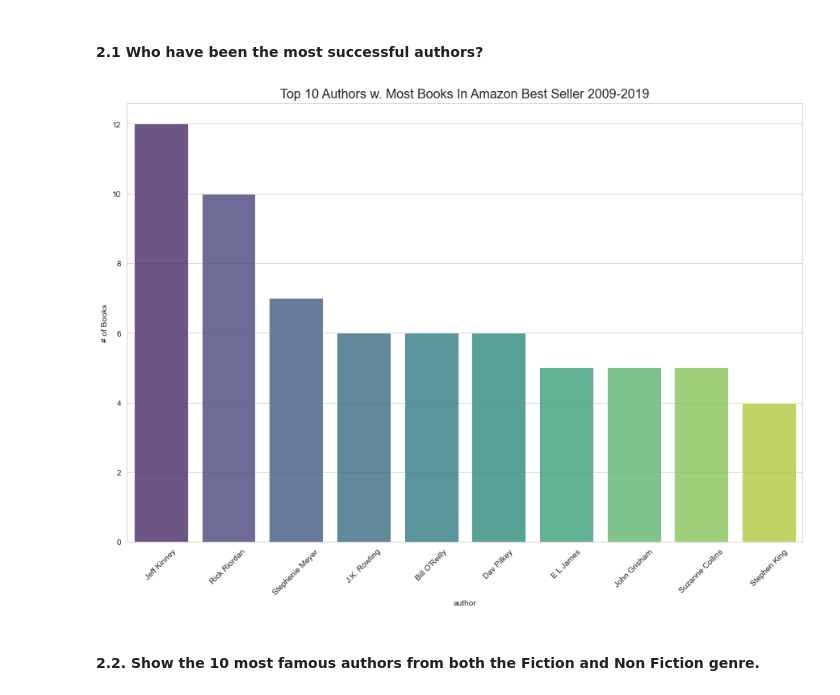
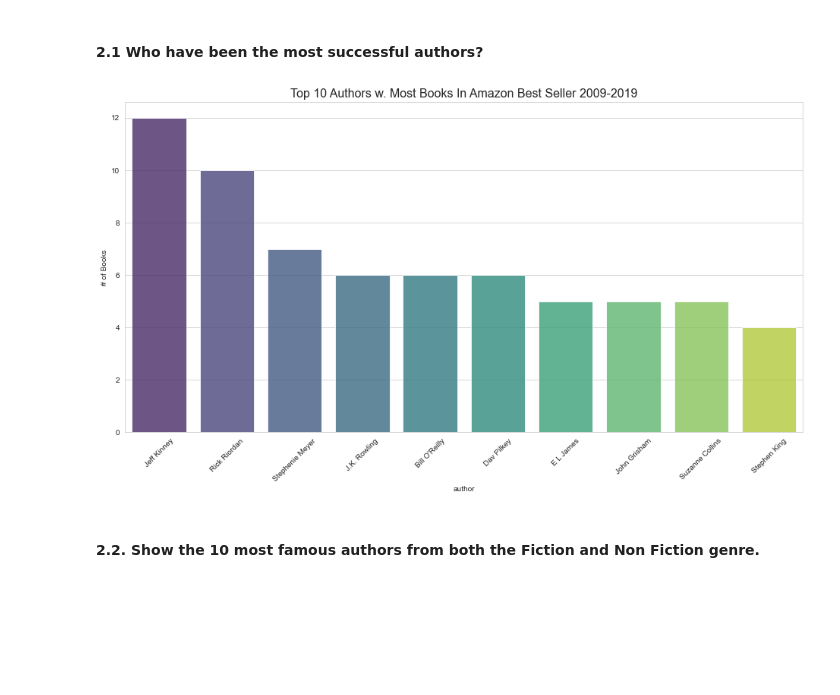
Before and after one commit to lau-ont/EDA-Amazon-Bestseller-Books, a Jupyter notebook: 2-Visualization.ipynb, the cells around one changed output. Saved outputs shown, nothing was run; the diff lists cells and outputs as text; code cells hidden in the pictures; blank space fills up the shorter version.

```diff
--- a/2-Visualization.ipynb
+++ b/2-Visualization.ipynb
@@ -30,6 +30,6 @@ from matplotlib.gridspec import GridSpec
 # %% [markdown]
 ### 2. Loading the Dataset:
 # %%
-df = pd.read_csv("files/bestsellers1.csv")
+df = pd.read_csv("files/bestsellers1.csv",index_col=0)
 df.head()
 # %% [output]
@@ -105,14 +113,16 @@ plt.show()
 # %%
 top10 = df.value_counts('author')
 top10 = top10[:10,]
-plt.figure(figsize=(15,10))
+plt.figure(figsize=(16, 8))
 sns.barplot(x = top10.index, y = top10.values, alpha=0.8, palette='viridis')
 plt.xticks(rotation=45)
 plt.title('Top 10 Authors w. Most Books In Amazon Best Seller 2009-2019', fontsize=16)
 plt.ylabel('# of Books')
+
+plt.savefig("top-authors.png")
 plt.show();
 # %% [output]
-[figure, old version]
+[figure, new version]
 # %% [markdown]
 #### 2.2. Show the 10 most famous authors from both the Fiction and Non Fiction genre.
 # %%
```
Also changed, not shown: parts of 7 cells of this notebook.
